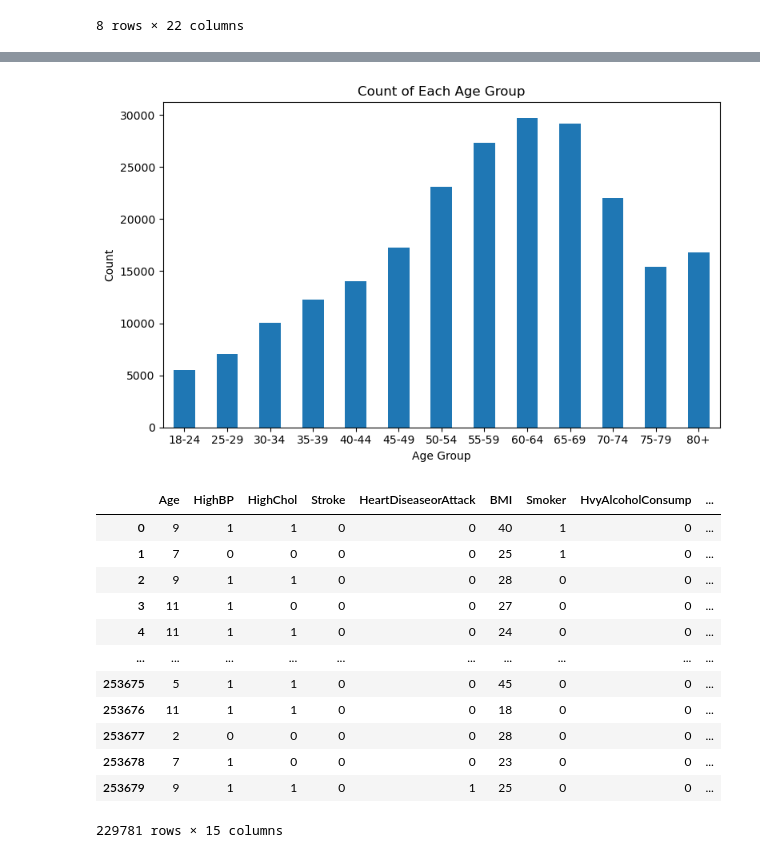
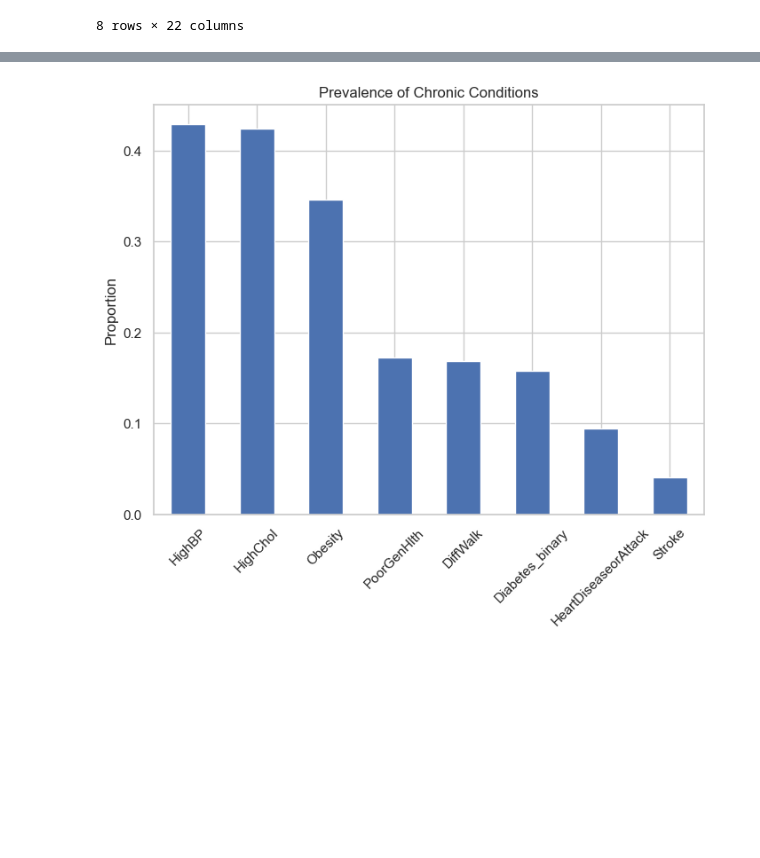
Before and after one commit to RaeezAli/comorbidity-network-analysis, a Jupyter notebook: notebooks/01_data_cleaning.ipynb, the cells around one changed output, grey strips where cells are left out. Cells and saved outputs as stored; diff of their text form; code cells hidden in the pictures; blank space fills up the shorter version.

```diff
--- a/notebooks/01_data_cleaning.ipynb
+++ b/notebooks/01_data_cleaning.ipynb
@@ -230,0 +123,20 @@ df_selected.head()
+# %%
+data['FrequentMentalDistress'] = np.where(data['MentHlth'] >= 14, 1, 0)
+# %%
+data['FrequentPhysicalDistress'] = np.where(data['PhysHlth'] >= 14, 1, 0)
+# %%
+disease_cols = [
+    'HighBP',
+    'HighChol',
+    'Stroke',
+    'HeartDiseaseorAttack',
+    'DiffWalk',
+    'Obesity',
+    'PoorGenHlth',
+    'Diabetes_binary'
+]
+
+disease_df = data[disease_cols].astype(int)
+# %%
+prevalence = disease_df.mean().sort_values(ascending=False)
+prevalence
@@ -231,38 +153,8 @@ df_selected.head()
 # %%
-grouped = df_selected.groupby('AgeGroup')['Age'].count()
-
-plt.figure(figsize=(8,5))
-
-grouped.plot(kind='bar')
-plt.title(f'Count of Each Age Group')
-plt.xlabel('Age Group')
-plt.ylabel('Count')
-plt.xticks(rotation=0)
-plt.tight_layout()
-
+prevalence.plot(kind='bar')
+plt.title("Prevalence of Chronic Conditions")
+plt.ylabel("Proportion")
+plt.xticks(rotation=45)
 plt.show()
 # %% [output]
-[figure, old version]
+[figure, new version]
-# %%
-df_selected['LifestyleScore'] = (
-    df_selected['Smoker'] +
-    df_selected['HvyAlcoholConsump'] +
-    (1 - df_selected['PhysActivity']) +
-    (1 - df_selected['Fruits']) +
-    (1 - df_selected['Veggies'])
-)
-df_selected
-# %% [output]
-|  | Age | HighBP | HighChol | Stroke | HeartDiseaseorAttack | BMI | Smoker | HvyAlcoholConsump | ... |
-| 0 | 9 | 1 | 1 | 0 | 0 | 40 | 1 | 0 | ... |
-| 1 | 7 | 0 | 0 | 0 | 0 | 25 | 1 | 0 | ... |
-| 2 | 9 | 1 | 1 | 0 | 0 | 28 | 0 | 0 | ... |
-| 3 | 11 | 1 | 0 | 0 | 0 | 27 | 0 | 0 | ... |
-| 4 | 11 | 1 | 1 | 0 | 0 | 24 | 0 | 0 | ... |
-| ... | ... | ... | ... | ... | ... | ... | ... | ... | ... |
-| 253675 | 5 | 1 | 1 | 0 | 0 | 45 | 0 | 0 | ... |
-| 253676 | 11 | 1 | 1 | 0 | 0 | 18 | 0 | 0 | ... |
-| 253677 | 2 | 0 | 0 | 0 | 0 | 28 | 0 | 0 | ... |
-| 253678 | 7 | 1 | 0 | 0 | 0 | 23 | 0 | 0 | ... |
-| 253679 | 9 | 1 | 1 | 0 | 1 | 25 | 0 | 0 | ... |
-229781 rows × 15 columns
```
Also changed, not shown: parts of 27 cells of this notebook, 5 other files.
